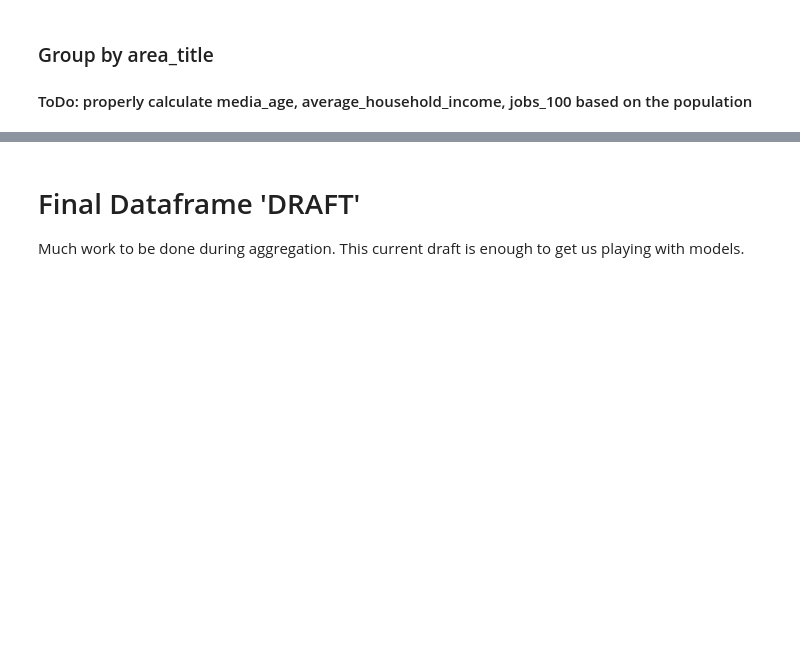
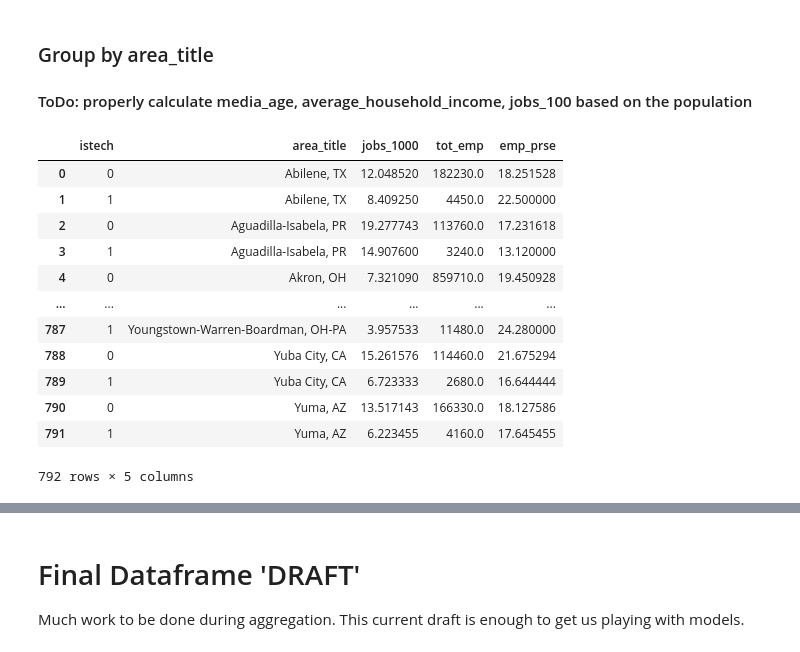
Before and after one commit to reachme1212/final_project, a Jupyter notebook: Model_code/DataFrame-Tech-Not-Tech.ipynb, the cells around one changed output, grey strips where cells are left out. Cells and saved outputs as stored; diff of their text form; code cells hidden in the pictures; blank space fills up the shorter version.

```diff
--- a/Model_code/DataFrame-Tech-Not-Tech.ipynb
+++ b/Model_code/DataFrame-Tech-Not-Tech.ipynb
@@ -126,25 +124,24 @@ merged
 
 #### ToDo: properly calculate media_age, average_household_income, jobs_100 based on the population
 # %%
-merged_grouped = merged.groupby(['area_title', 'istech'], as_index=False).agg(
+merged_grouped = filteredBLS_df.groupby(['area_title', 'istech'], as_index=False).agg(
     area_title = ('area_title', lambda x: x.iloc[0]),
-    jobs_1000 = ('jobs_1000', 'sum'),
+    jobs_1000 = ('jobs_1000', 'mean'),
     tot_emp = ('tot_emp', 'sum'),
-    emp_prse = ('emp_prse', 'sum'),
-    population = ('population', 'sum'),
-    median_age = ('median_age', 'mean'),
-    average_household_income = ('average_income', 'mean'),
-    family_poverty = ('family_poverty', 'sum'),
-    educational_attainment_bachelors = ('educational_attainment_bachelors', 'sum'),
-    educational_attainment_graduate = ('educational_attainment_graduate', 'sum'),
-    educational_attainment_high_school = ('educational_attainment_high_school', 'sum'),
-    educational_attainment_no_diploma = ('educational_attainment_no_diploma', 'sum'),
-    educational_attainment_some_college = ('educational_attainment_some_college', 'sum'),
-    race_asian = ('race_asian', 'sum'),
-    race_white = ('race_white', 'sum'),
-    race_black = ('race_black', 'sum'),
-    race_hispanic = ('race_hispanic', 'sum'),
-    race_native = ('race_native', 'sum'),
-    race_islander = ('race_islander', 'sum'),
-    race_two = ('race_two', 'sum'),
-    race_other = ('race_other', 'sum'))
+    emp_prse = ('emp_prse', 'mean')
+    )
+merged_grouped
+# %% [output]
+|  | istech | area_title | jobs_1000 | tot_emp | emp_prse |
+| 0 | 0 | Abilene, TX | 12.048520 | 182230.0 | 18.251528 |
+| 1 | 1 | Abilene, TX | 8.409250 | 4450.0 | 22.500000 |
+| 2 | 0 | Aguadilla-Isabela, PR | 19.277743 | 113760.0 | 17.231618 |
+| 3 | 1 | Aguadilla-Isabela, PR | 14.907600 | 3240.0 | 13.120000 |
+| 4 | 0 | Akron, OH | 7.321090 | 859710.0 | 19.450928 |
+| ... | ... | ... | ... | ... | ... |
+| 787 | 1 | Youngstown-Warren-Boardman, OH-PA | 3.957533 | 11480.0 | 24.280000 |
+| 788 | 0 | Yuba City, CA | 15.261576 | 114460.0 | 21.675294 |
+| 789 | 1 | Yuba City, CA | 6.723333 | 2680.0 | 16.644444 |
+| 790 | 0 | Yuma, AZ | 13.517143 | 166330.0 | 18.127586 |
+| 791 | 1 | Yuma, AZ | 6.223455 | 4160.0 | 17.645455 |
+792 rows × 5 columns
```
Also changed, not shown: parts of 10 cells of this notebook, 1 other file.
